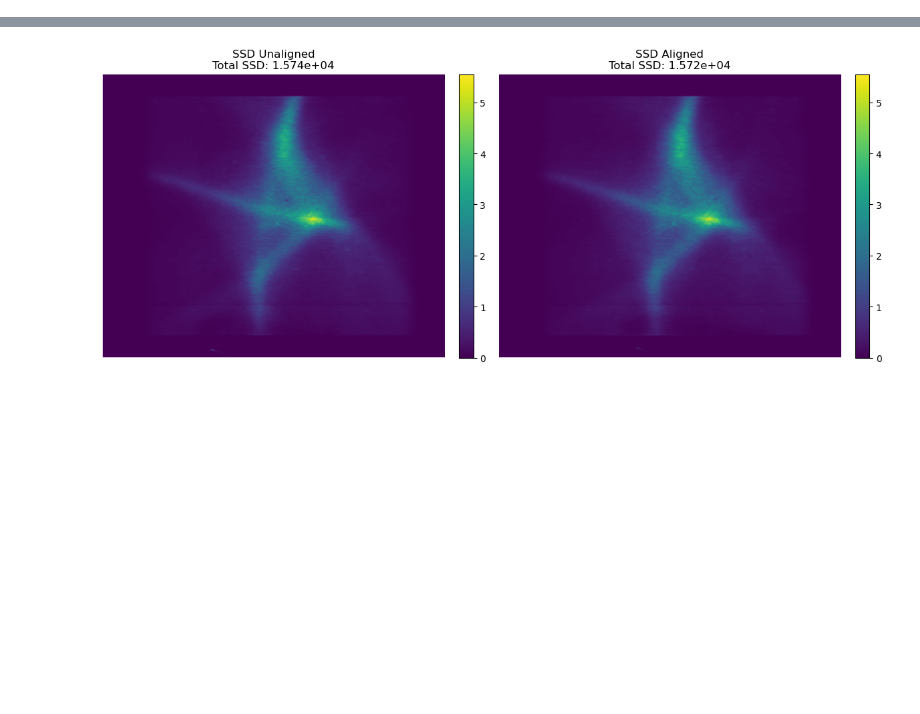
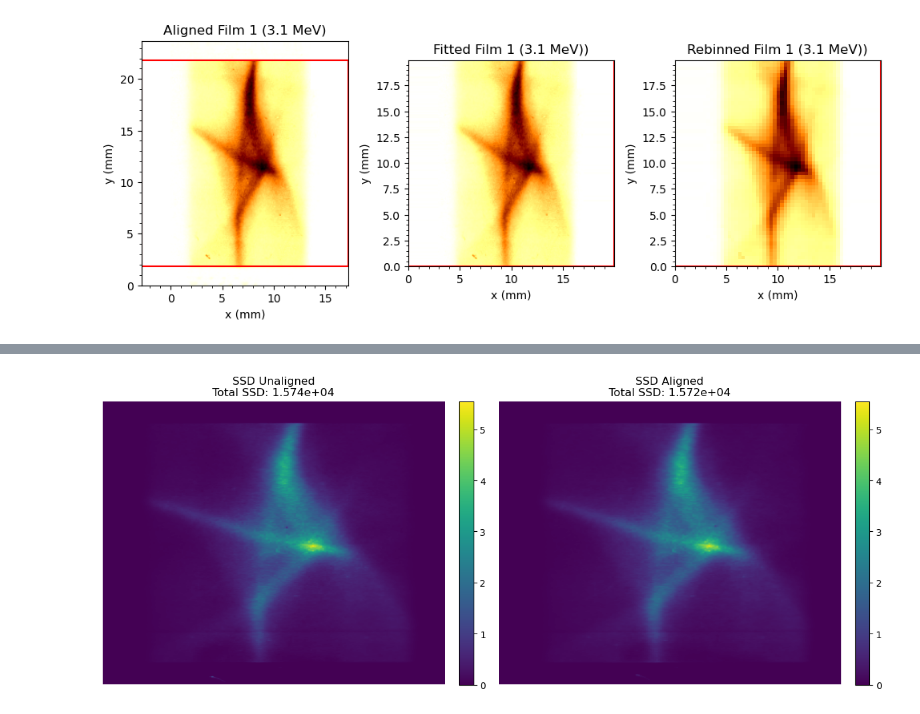
Before and after one commit to CCDyson/LION-BO, a Jupyter notebook: RCF_Centering.ipynb, the cells around one changed output, grey strips where cells are left out. Saved outputs shown, nothing was run; the diff lists cells and outputs as text; code cells hidden in the pictures; blank space fills up the shorter version.

```diff
--- a/RCF_Centering.ipynb
+++ b/RCF_Centering.ipynb
@@ -91,0 +92,93 @@ Best translation (x, y): (1.36, -0.11) mm
+# %%
+
+from matplotlib.patches import Rectangle
+
+bin_spacing_um = 84.6  # in micrometers
+bin_spacing_mm = bin_spacing_um / 1000  # convert to mm
+
+ny, nx = aligned_image.shape  # assuming all images are the same size
+
+print(aligned_image.shape)
+
+# Define physical axis limits: [xmin, xmax, ymin, ymax]
+extent = [0, nx * bin_spacing_mm, 0, ny * bin_spacing_mm]
+x0_mm = (nx * bin_spacing_mm) / 2 - 10  # center minus 10 mm
+y0_mm = (ny * bin_spacing_mm) / 2 - 10
+
+print(extent)
+
+height_crop = (aligned_image.shape[0] - 20/bin_spacing_mm )/2
+height_crop_top = int(aligned_image.shape[0] - height_crop)
+height_crop_bottom = int(round(height_crop))
+
+print('height crop top:', height_crop_top)
+print('height crop bottom:', height_crop_bottom)
+
+extra_width = int((20/bin_spacing_mm - aligned_image.shape[1])/2)  # Calculate extra width in pixels
+print('original width:', aligned_image.shape[1])
+print('required width:', 20 * bin_spacing_mm)
+print('extra width:', extra_width)
+
+aligned_image_widened = np.pad(aligned_image, ((0, 0), (extra_width, extra_width)), mode='edge')
+aligned_image_fitted = aligned_image_widened[height_crop_bottom:height_crop_top, :]
+
+ny_2, nx_2 = aligned_image_fitted.shape  # Update dimensions after cropping
+extent_2 = [0, nx_2 * bin_spacing_mm, 0, ny_2 * bin_spacing_mm]
+x0_mm_2 = (nx_2 * bin_spacing_mm) / 2 - 10  # center minus 10 mm
+y0_mm_2 = (ny_2 * bin_spacing_mm) / 2 - 10
+
+# ----------------------------------------------------------------------------------------------------------------------------
+# Rebin an image by averaging over (bin_size x bin_size) blocks
+
+def rebin_image(img, bin_size):
+    """
+    Rebin an image by averaging over (bin_size x bin_size) blocks.
+    Assumes image dimensions are divisible by bin_size.
+    """
+    ny, nx = img.shape
+    new_y, new_x = ny // bin_size, nx // bin_size
+    img_cropped = img[:new_y * bin_size, :new_x * bin_size]
+    return img_cropped.reshape(new_y, bin_size, new_x, bin_size).mean(axis=(1, 3))
+
+# Rebin to 59x59 by averaging 4x4 blocks
+rebinned_image = rebin_image(aligned_image_fitted, bin_size=4)
+
+
+fig, axs = plt.subplots(1, 3, figsize=(10, 5))
+axs[0].imshow(aligned_image, extent=extent, cmap='afmhot_r')
+axs[0].set_title(f'Aligned Film {stack_num2} ({stack_energy2} MeV)')
+axs[0].add_patch(Rectangle((x0_mm, y0_mm), 20, 20, linewidth=1.5, edgecolor='red', facecolor='none'))
+axs[0].set_xlim(x0_mm, x0_mm+20)
+axs[1].imshow(aligned_image_fitted, cmap='afmhot_r', extent=extent_2)
+axs[1].set_title(f'Fitted Film {stack_num2} ({stack_energy2} MeV))')
+axs[1].add_patch(Rectangle((x0_mm_2, y0_mm_2), 20, 20, linewidth=1.5, edgecolor='red', facecolor='none'))
+axs[2].imshow(rebinned_image, cmap='afmhot_r', extent=extent_2)
+axs[2].set_title(f'Rebinned Film {stack_num2} ({stack_energy2} MeV))')
+axs[2].add_patch(Rectangle((x0_mm_2, y0_mm_2), 20, 20, linewidth=1.5, edgecolor='red', facecolor='none'))
+
+
+
+for ax in axs:
+    ax.minorticks_on()
+    # ax.set_xlim(-1, 20)
+    ax.set_xlabel("x (mm)")
+    ax.set_ylabel("y (mm)")
+
+plt.tight_layout()
+plt.savefig(f'cascading_stack_{stack_num2}_aligned_films.png', dpi=300, bbox_inches='tight')
+plt.show()
+
+
+print(f"Fitted image shape: {aligned_image_fitted.shape}")
+
+output_csv_path = f"aligned_crop_{stack_num2}_{stack_energy2:.1f}MeV.csv"
+np.savetxt(output_csv_path, aligned_image_fitted, delimiter=",", fmt="%.6f")
+
+print(f"Saved cropped 20mm x 20mm image to: {output_csv_path}")
+
+# Save to CSV
+output_csv = f"Film_{stack_energy2}MeV_59x59.csv"
+np.savetxt(output_csv, rebinned_image, delimiter=",", fmt="%.6f")
+
+print(f"Saved rebinned 59×59 image to: {output_csv}")
+# %% [output]
@@ -91,0 +192 @@ Best translation (x, y): (1.36, -0.11) mm
+[figure, added]
```
Also changed, not shown: parts of 4 cells of this notebook, 4 other files.
